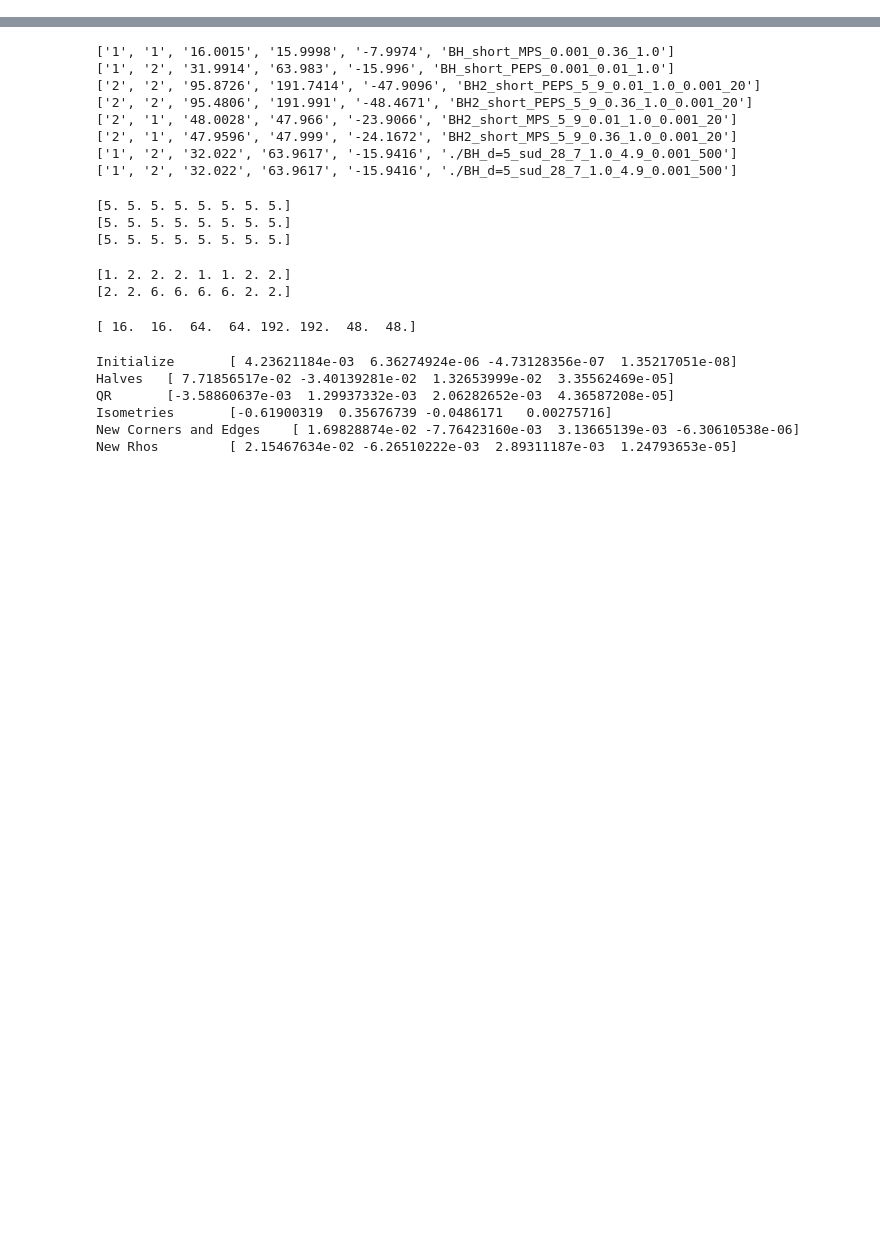
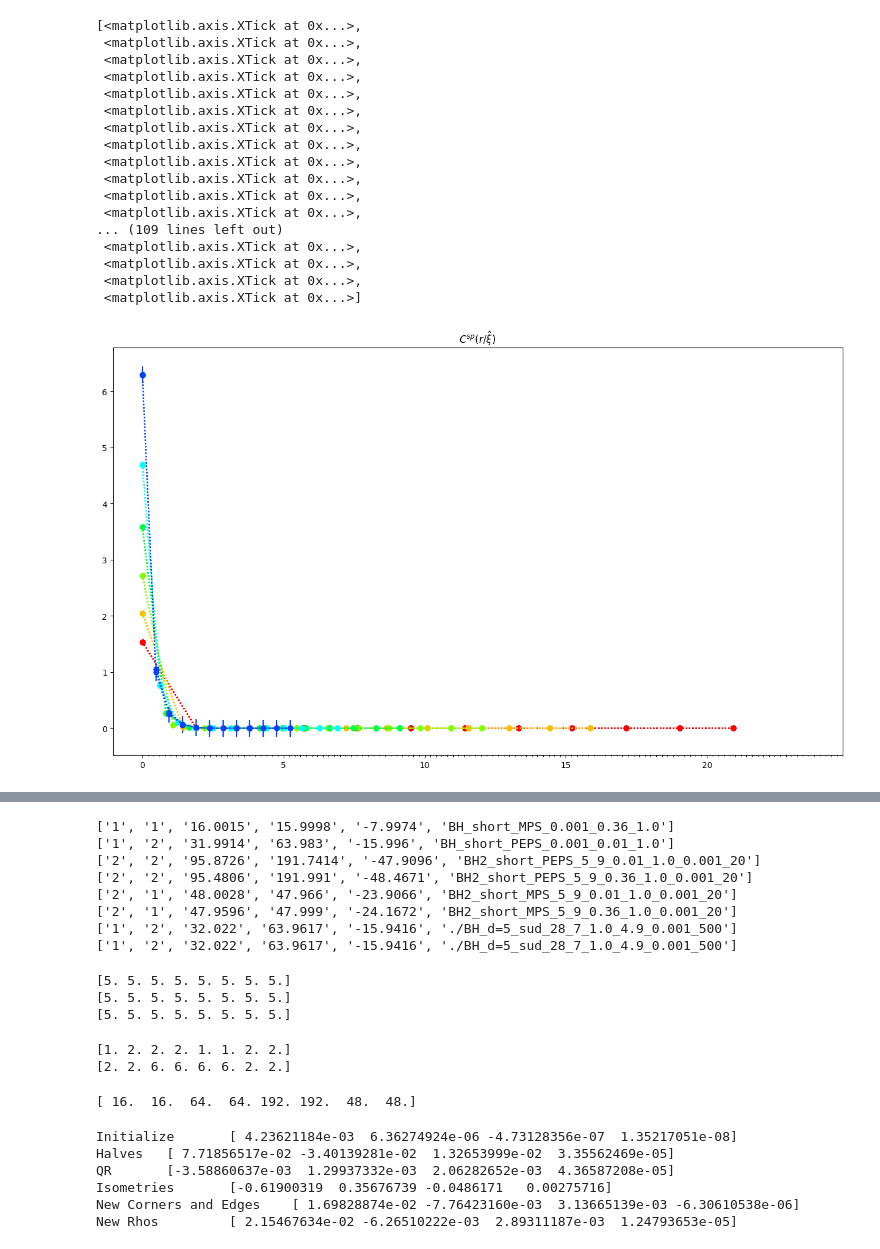
Before and after one commit to BalcarKMPL/TensorNetworks, a Jupyter notebook: ababa.ipynb, the cells around one changed output, grey strips where cells are left out. Drawn from its saved outputs; the diff is of its cells as text; code cells hidden in the pictures; blank space fills up the shorter version.

```diff
--- a/ababa.ipynb
+++ b/ababa.ipynb
@@ -35,0 +97,42 @@ import NTU_SERIAL_SVD as NTU
+# %%
+cs = [colorsys.hsv_to_rgb(x,1,1) for x in np.linspace(0,6/8,7,endpoint=True)]
+colors = {}
+try:
+    for n,k in enumerate(np.arange(10,110,10)):
+        colors[k] = cs[n]
+except: pass
+# %%
+dataref = {}
+form = []
+
+fig,ax=plt.subplots()
+ax.set_title("$C^{sp}(r/\\hat\\xi)$")
+n = 0
+for i,data in enumerate(GrandData):
+    xs = data['scaledX']
+    ys = data['scaledY_AA']
+    ax.errorbar(xs, ys, [20*8*data['Delta']] * 12, fmt = 'o', ls=':', label = str(data['k']) + "   " + str(data['D']) + "   " + str(data['chimult']), color=colors[data['k']])
+
+ax.set_xticks(np.arange(0,25,0.2), minor=True)
+
+# ax.set_xlim((0.4,4.5))
+# ax.legend()
+# %% [output]
+[<matplotlib.axis.XTick at 0x...>,
+ <matplotlib.axis.XTick at 0x...>,
+ <matplotlib.axis.XTick at 0x...>,
+ <matplotlib.axis.XTick at 0x...>,
+ <matplotlib.axis.XTick at 0x...>,
+ <matplotlib.axis.XTick at 0x...>,
+ <matplotlib.axis.XTick at 0x...>,
+ <matplotlib.axis.XTick at 0x...>,
+ <matplotlib.axis.XTick at 0x...>,
+ <matplotlib.axis.XTick at 0x...>,
+ <matplotlib.axis.XTick at 0x...>,
+ <matplotlib.axis.XTick at 0x...>,
+... (109 lines left out)
+ <matplotlib.axis.XTick at 0x...>,
+ <matplotlib.axis.XTick at 0x...>,
+ <matplotlib.axis.XTick at 0x...>,
+ <matplotlib.axis.XTick at 0x...>]
+[figure, added]
```
Also changed, not shown: parts of 12 cells of this notebook, 10 other files.
